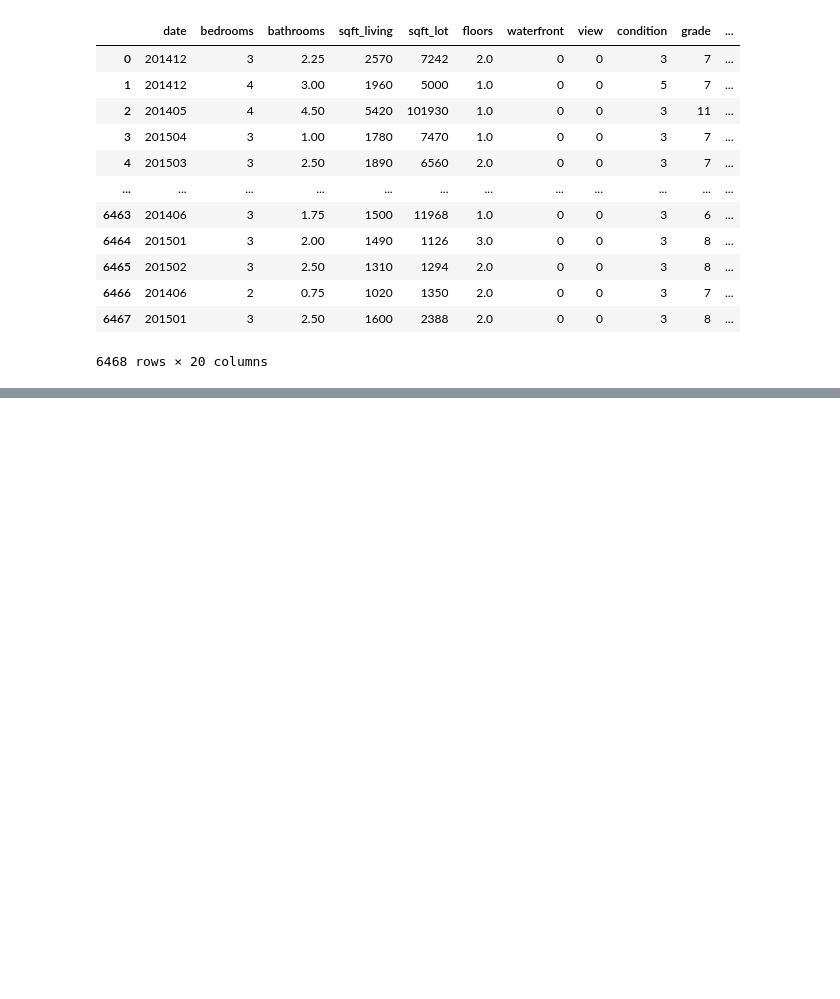
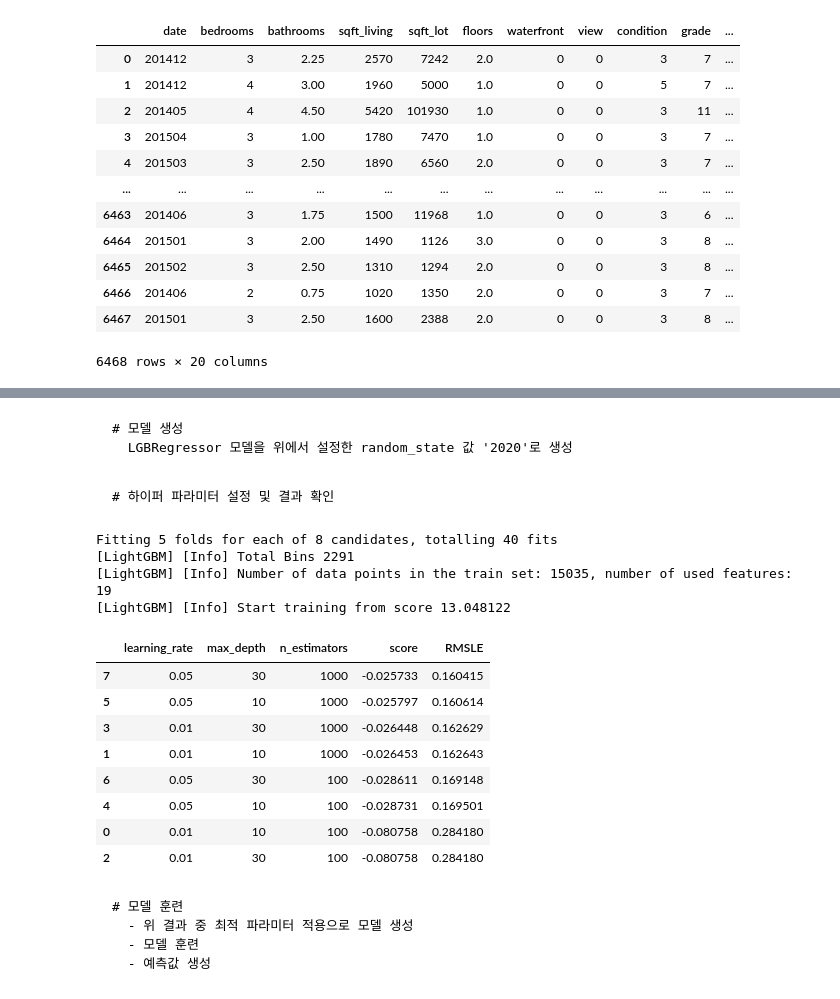
Before and after one commit to k010k/AIFFEL_quest_rs, a Jupyter notebook: Exploration/Ex02/KaKR_housing_price_prediction.ipynb, the cells around one changed output, grey strips where cells are left out. Cells and saved outputs as stored; diff of their text form; code cells hidden in the pictures; blank space fills up the shorter version.

Commit message:
Modify a logic and add a file of submission's results.

````diff
--- a/Exploration/Ex02/KaKR_housing_price_prediction.ipynb
+++ b/Exploration/Ex02/KaKR_housing_price_prediction.ipynb
@@ -512,9 +450,0 @@ And if memory is not enough, you can set `force_col_wise=true`.
-# %%
-# 위 표를 보고 loss가 가장 낮을 때의 하이퍼파라미터를 선택하여 그 값으로 모델을 학습시킨다.
-model = LGBMRegressor(learning_rate=0.05,
-                      max_depth=10,
-                      n_estimators=760,
-                      random_state=random_state)
-model.fit(train, y)
-prediction = model.predict(test)
-prediction
@@ -549,0 +498,5 @@ sns.barplot(x=importances, y=train.columns)
+# %% [markdown]
+```markdown
+# 모델 생성
+  LGBRegressor 모델을 위에서 설정한 random_state 값 '2020'로 생성
+```
@@ -549,0 +505,49 @@ sns.barplot(x=importances, y=train.columns)
+# %% [markdown]
+```markdown
+# 하이퍼 파라미터 설정 및 결과 확인
+```
+# %%
+
+param_grid = {
+    'learning_rate': [0.01, 0.05],
+    'max_depth': [10, 30],
+    'n_estimators': [100, 1000]
+}
+"""
+
+
+learning_rate	max_depth	n_estimators	score	RMSLE
+7	0.05	30	1000	-0.025733	0.160415
+5	0.05	10	1000	-0.025797	0.160614
+3	0.01	30	1000	-0.026448	0.162629
+1	0.01	10	1000	-0.026453	0.162643
+6	0.05	30	100	-0.028611	0.169148
+4	0.05	10	100	-0.028731	0.169501
+0	0.01	10	100	-0.080758	0.284180
+2	0.01	30	100	-0.080758	0.284180
+
+"""
+model = LGBMRegressor(random_state=random_state,force_row_wise=True)
+gs_results = my_GridSearch(model, train, y, param_grid, verbose=2, n_jobs=5)
+gs_results
+# %% [output]
+Fitting 5 folds for each of 8 candidates, totalling 40 fits
+[LightGBM] [Info] Total Bins 2291
+[LightGBM] [Info] Number of data points in the train set: 15035, number of used features: 19
+[LightGBM] [Info] Start training from score 13.048122
+|  | learning_rate | max_depth | n_estimators | score | RMSLE |
+| 7 | 0.05 | 30 | 1000 | -0.025733 | 0.160415 |
+| 5 | 0.05 | 10 | 1000 | -0.025797 | 0.160614 |
+| 3 | 0.01 | 30 | 1000 | -0.026448 | 0.162629 |
+| 1 | 0.01 | 10 | 1000 | -0.026453 | 0.162643 |
+| 6 | 0.05 | 30 | 100 | -0.028611 | 0.169148 |
+| 4 | 0.05 | 10 | 100 | -0.028731 | 0.169501 |
+| 0 | 0.01 | 10 | 100 | -0.080758 | 0.284180 |
+| 2 | 0.01 | 30 | 100 | -0.080758 | 0.284180 |
+# %% [markdown]
+```markdown
+# 모델 훈련
+  - 위 결과 중 최적 파라미터 적용으로 모델 생성
+  - 모델 훈련
+  - 예측값 생성
+```
````
Also changed, not shown: parts of 67 cells of this notebook, 2 other files.
